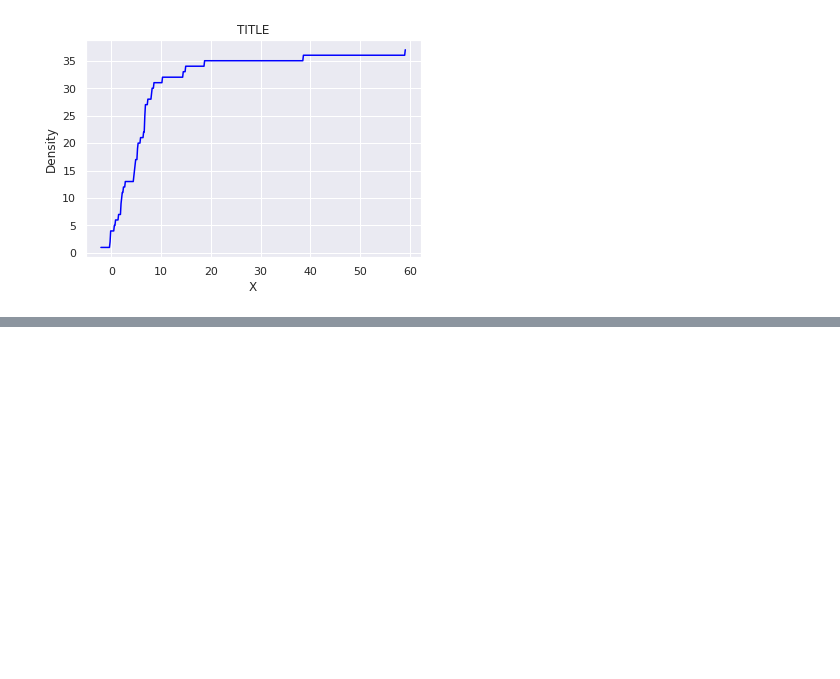
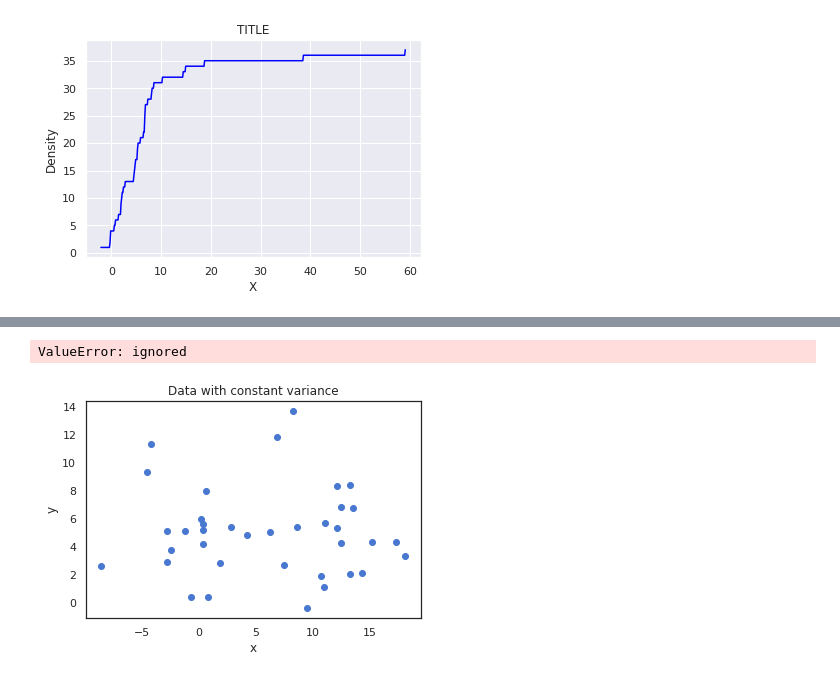
Before and after one commit to hatkanchana/FinanceCBSL, a Jupyter notebook: Colab's_New_Code_Editor.ipynb, the cells around one changed output, grey strips where cells are left out. Drawn from its saved outputs; the diff is of its cells as text; code cells hidden in the pictures; blank space fills up the shorter version.

```diff
--- a/Colab's_New_Code_Editor.ipynb
+++ b/Colab's_New_Code_Editor.ipynb
@@ -357,0 +641,5 @@ plt.show()
+# %%
+import pandas as pd
+import io
+from google.colab import files
+uploaded = files.upload()
@@ -357,0 +649,6 @@ plt.show()
+# %%
+data = io.BytesIO(uploaded['Corporate sector stability map - 2019Q1.xlsx'])
+# %%
+df = pd.read_excel(data , sheet_name = 'Sheet2', header = 0, skiprows = 0)
+# displaying first few rows of the dataset
+df.head()
@@ -357,0 +662,21 @@ plt.show()
+# %%
+## Regression equation
+x=df['Power'].to_numpy()
+y=df['Trading'].to_numpy()
+plt.figure(1)
+plt.scatter(x, y)
+plt.xlabel("x")
+plt.ylabel("y")
+plt.title("Data with constant variance")
+
+
+## Let us do a least square regression on the above dataset
+from sklearn.linear_model import LinearRegression
+model1 = LinearRegression( normalize = False)
+model1.fit(x, y)
+y_pred1 = model1.predict(x)
+print("Mean squared error: {0:.2f}".format(np.mean((y_pred1 - y) ** 2)))
+print('Variance score: {0:.2f}'.format(model1.score(x, y)))
+# %% [output]
+ValueError: ignored
+[figure, added]
```
Also changed, not shown: parts of 9 cells of this notebook.
